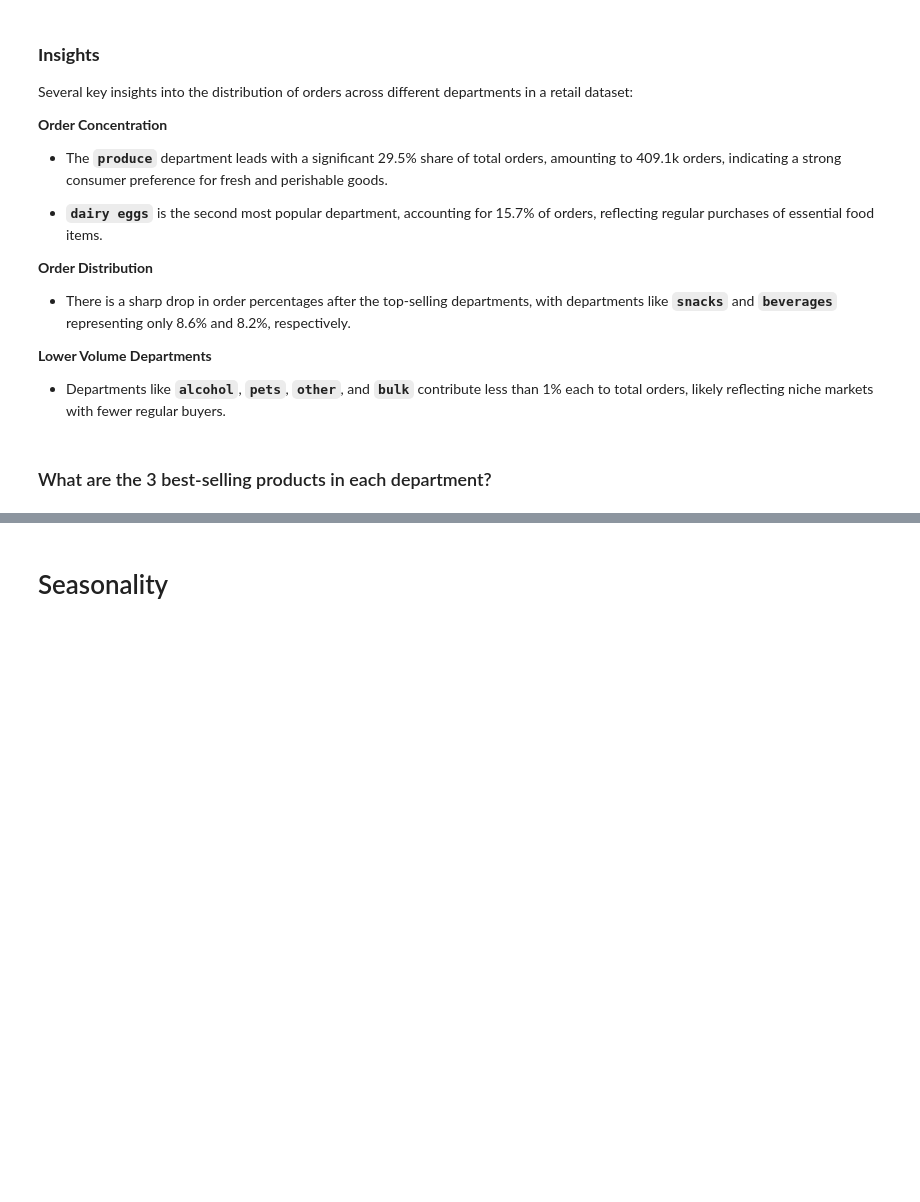
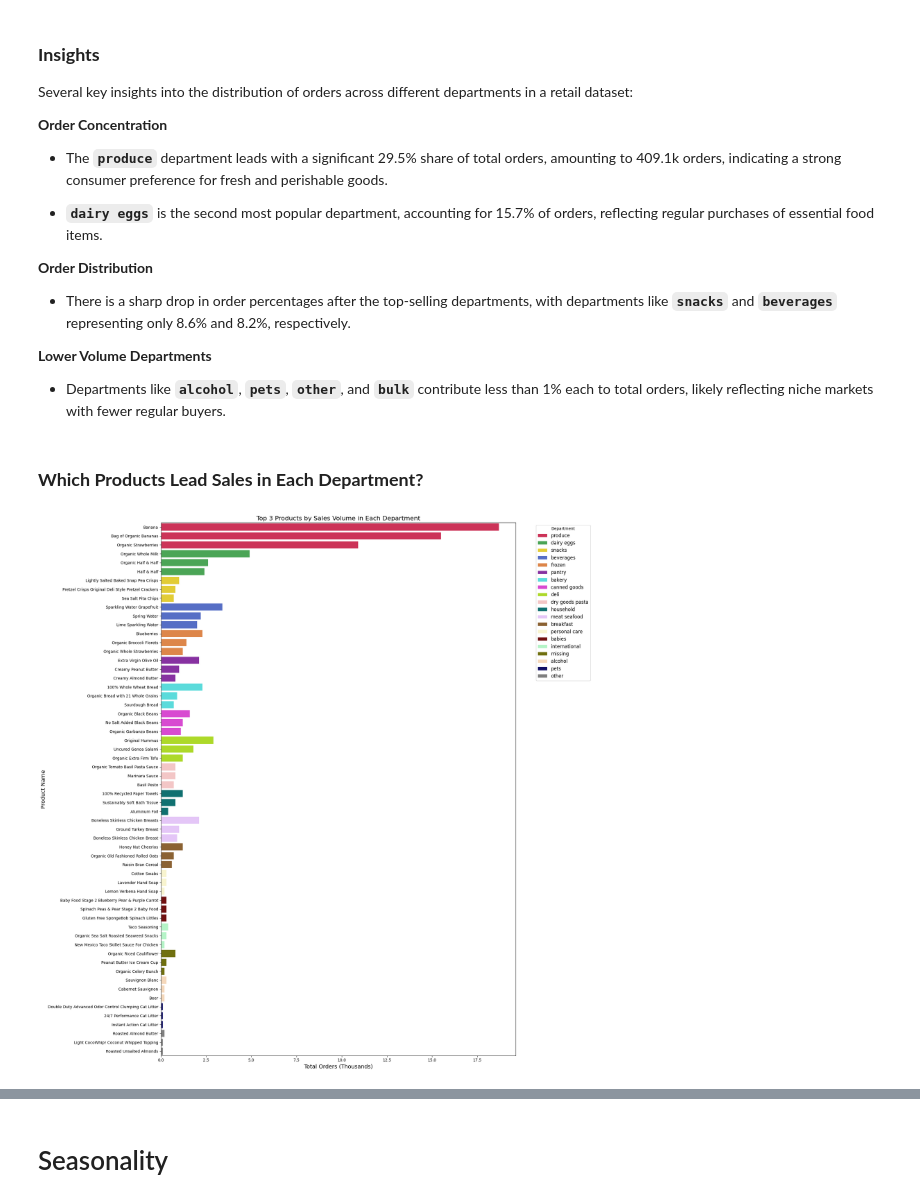
Before and after one commit to MarceloDL-A/AbInbev, a Jupyter notebook: train.ipynb, the cells around one changed output, grey strips where cells are left out. Drawn from its saved outputs; the diff is of its cells as text; code cells hidden in the pictures; blank space fills up the shorter version.

```diff
--- a/train.ipynb
+++ b/train.ipynb
@@ -591,5 +589,3 @@ Several key insights into the distribution of orders across different department
 
 **Lower Volume Departments**
 - Departments like **`alcohol`**, **`pets`**, **`other`**, and **`bulk`** contribute less than 1% each to total orders, likely reflecting niche markets with fewer regular buyers.
-# %% [markdown]
-### What are the 3 best-selling products in each department?
@@ -600,6 +592,10 @@ final_df.info()
+# %% [markdown]
+### **Which Products Lead Sales in Each Department?**
 # %%
+# Converting data types enhances the efficiency of graph plotting by ensuring faster processing and accurate data representation.
+
 final_df.aisle_id = final_df.aisle_id.astype('Int64')
-# final_df.aisle = final_df.aisle.astype('string')
+final_df.aisle = final_df.aisle.astype('object')
 
 final_df.department_id = final_df.department_id.astype('Int64')
 final_df.department = final_df.department.astype('object')
@@ -615,3 +611,70 @@ final_df.product_id = final_df.product_id.astype('Int64')
 final_df.order_id = final_df.order_id.astype('Int64')
 final_df.user_id = final_df.user_id.astype('Int64')
 final_df.eval_set = final_df.eval_set.astype('object')
+# %%
+def top_n_product_by_order_volume_in_each_department(top_n_products = 3, n_top_departments = -1):
+    """
+    Generates a bar plot visualizing the top N products by sales volume within each department.
+
+    This function aggregates order data to identify the top-selling products in each department based on the total number of orders. It then visualizes this information in a bar chart, allowing for easy comparison across departments and products. The function can be customized to display a specific number of top products and departments.
+
+    Parameters:
+    - top_n_products (int): The number of top products to display per department.
+    - n_top_departments (int): The number of top departments to include in the visualization. Use -1 to include all departments.
+
+    Returns:
+    - None: Displays a matplotlib bar plot of the top N products by order volume in each department.
+
+    Example:
+    >>> top_n_product_by_order_volume_in_each_department(top_n_products=3, n_top_departments=5)
+    This will display a bar plot for the top 5 departments, each showing their top 3 products based on order volume.
+    """
+    aggregated_data = final_df.groupby(['department', 'product_name']).size().reset_index(name='orders').sort_values(by=['department', 'product_name'])
+
+    # Initializing the list to store DataFrames of the top 3 products per department
+    top_products_list = []
+
+    df1 = final_df.department.value_counts(ascending = False).to_frame()
+    df1["percent"] = round(df1["count"]/df1["count"].sum()*100, 1)
+    df1["count"] = round(df1["count"]/1000, 1)
+    df1 = df1.rename(columns={"count": "orders [k]"})
+    df1.reset_index(inplace= True)
+
+    # Iterating over unique departments
+    for department in df1.department.unique()[:n_top_departments]:
+        # Filtering data for the current department
+        dept_data = aggregated_data[aggregated_data.department == department].copy()
+
+        # Converting orders to thousands ('k') using .loc[]
+        dept_data.loc[:, 'orders [k]'] = round(dept_data['orders'] / 1000, 1)
+
+        # Selecting the top 3 products based on order volume
+        top_products = dept_data.nlargest(top_n_products, 'orders')
+        top_products.loc[:, 'department'] = department  # Ensuring department column is updated for clarity
+        top_products_list.append(top_products)
+
+
+    # Consolidating the top 3 products from all departments
+    all_top_products = pd.concat(top_products_list)
+
+    # Setting a custom color palette
+    custom_palette = ["#e6194B", "#3cb44b", "#ffe119", "#4363d8", "#f58231", "#911eb4", "#46f0f0", "#f032e6", "#bcf60c", "#fabebe", "#008080", "#e6beff", "#9A6324", "#fffac8", "#800000", "#aaffc3", "#808000", "#ffd8b1", "#000075", "#808080", "#bbffff", "#e61941"]
+    sns.set_palette(custom_palette)
+
+
+    # Visualization focusing on sales volume
+    plt.figure(figsize=(20, 20))
+    barplot = sns.barplot(data=all_top_products, x="orders [k]", y="product_name", hue="department", dodge=False)
+
+    # Enhancing readability
+    plt.title(f"Top {top_n_products} Products by Sales Volume in Each Department", fontsize=16)
+    plt.xlabel("Total Orders (Thousands)", fontsize=14)
+    plt.ylabel("Product Name", fontsize=14)
+    plt.legend(title="Department", bbox_to_anchor=(1.05, 1), loc='upper left', fontsize=12)
+    plt.tight_layout()
+    plt.show()
+
+
+top_n_product_by_order_volume_in_each_department(top_n_products = 3, n_top_departments = -1)
+# %% [output]
+[figure, added]
```
Also changed, not shown: parts of 13 cells of this notebook.
